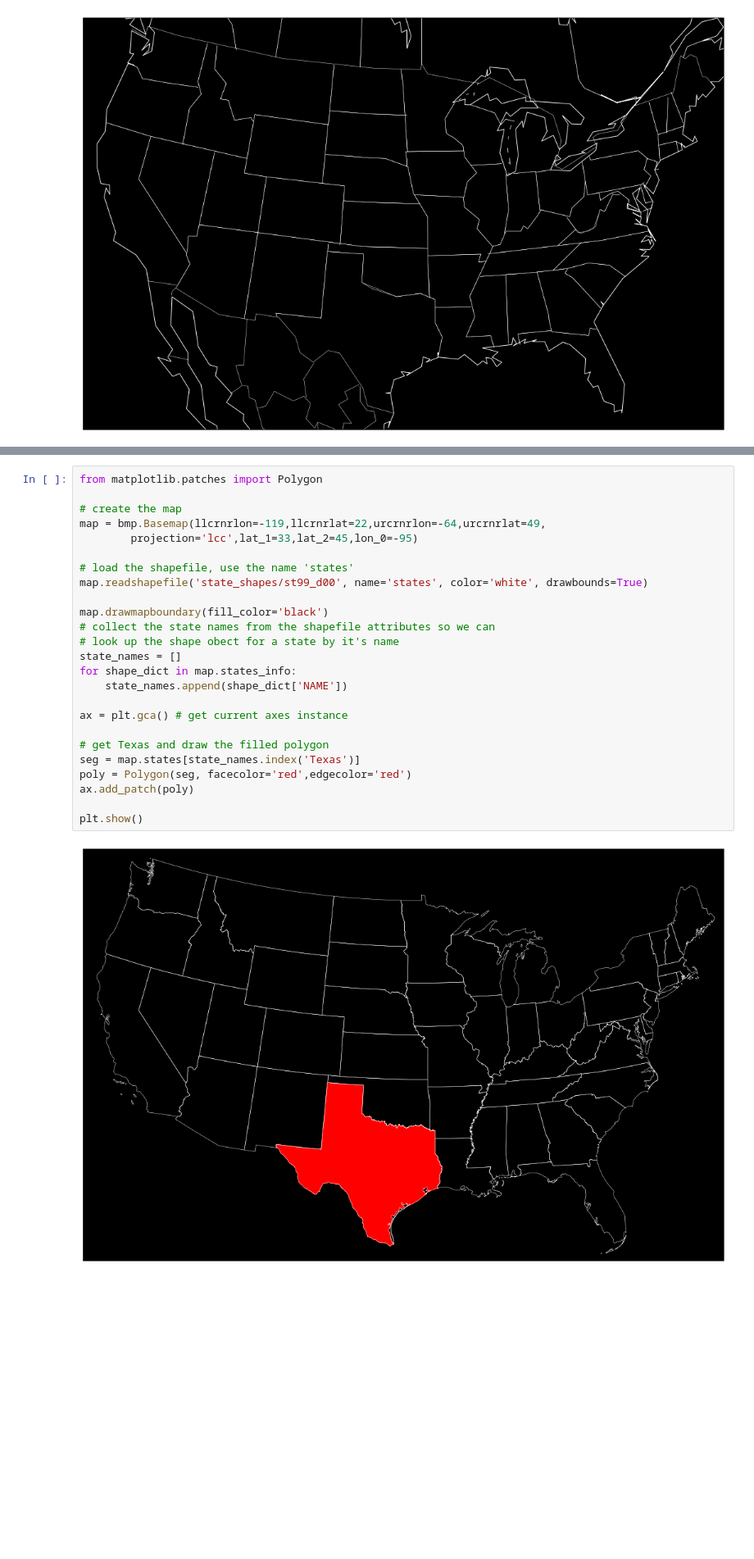
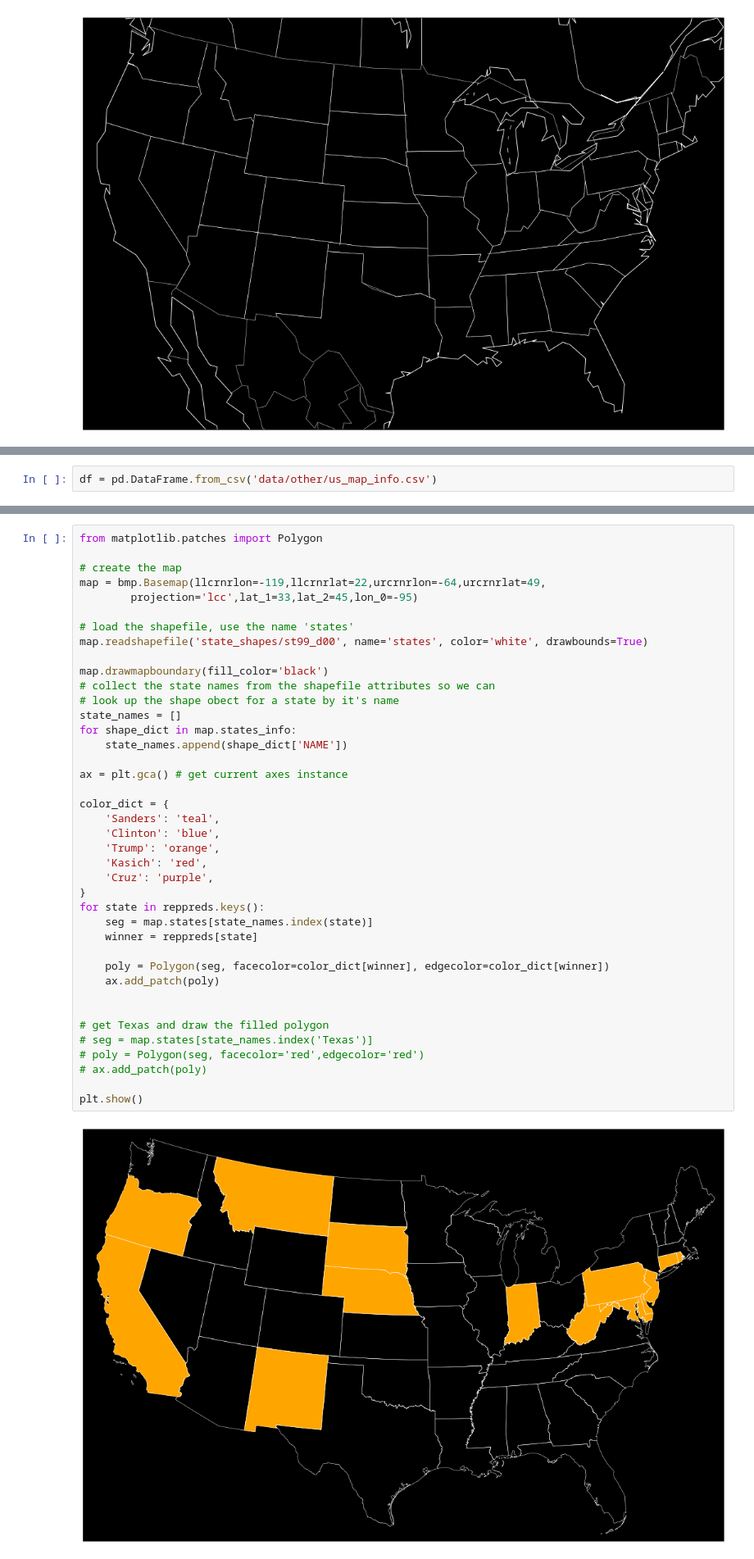
Before and after one commit to beneisner/primary-prediction, a Jupyter notebook: Map Visualization.ipynb, the cells around one changed output, grey strips where cells are left out. Shown at 82% size. Saved outputs shown, nothing was run; the diff lists cells and outputs as text; blank space fills up the shorter version.

Commit message:
Added some visualizations

```diff
--- a/Map Visualization.ipynb
+++ b/Map Visualization.ipynb
@@ -61,0 +118,2 @@ m.drawmapboundary(fill_color='black')
+# %%
+df = pd.DataFrame.from_csv('data/other/us_map_info.csv')
@@ -62,28 +239,43 @@ m.drawmapboundary(fill_color='black')
 # %%
 from matplotlib.patches import Polygon
 
 # create the map
 map = bmp.Basemap(llcrnrlon=-119,llcrnrlat=22,urcrnrlon=-64,urcrnrlat=49,
         projection='lcc',lat_1=33,lat_2=45,lon_0=-95)
 
 # load the shapefile, use the name 'states'
 map.readshapefile('state_shapes/st99_d00', name='states', color='white', drawbounds=True)
 
 map.drawmapboundary(fill_color='black')
 # collect the state names from the shapefile attributes so we can
 # look up the shape obect for a state by it's name
 state_names = []
 for shape_dict in map.states_info:
     state_names.append(shape_dict['NAME'])
 
 ax = plt.gca() # get current axes instance
 
+color_dict = {
+    'Sanders': 'teal',
+    'Clinton': 'blue',
+    'Trump': 'orange',
+    'Kasich': 'red',
+    'Cruz': 'purple',
+}
+for state in reppreds.keys():
+    seg = map.states[state_names.index(state)]
+    winner = reppreds[state]
+
+    poly = Polygon(seg, facecolor=color_dict[winner], edgecolor=color_dict[winner])
+    ax.add_patch(poly)
+
+
 # get Texas and draw the filled polygon
-seg = map.states[state_names.index('Texas')]
-poly = Polygon(seg, facecolor='red',edgecolor='red')
-ax.add_patch(poly)
+# seg = map.states[state_names.index('Texas')]
+# poly = Polygon(seg, facecolor='red',edgecolor='red')
+# ax.add_patch(poly)
 
 plt.show()
 # %% [output]
-[figure, old version]
+[figure, new version]
 # %%
```
Also changed, not shown: parts of 11 cells of this notebook, 2 other files.
